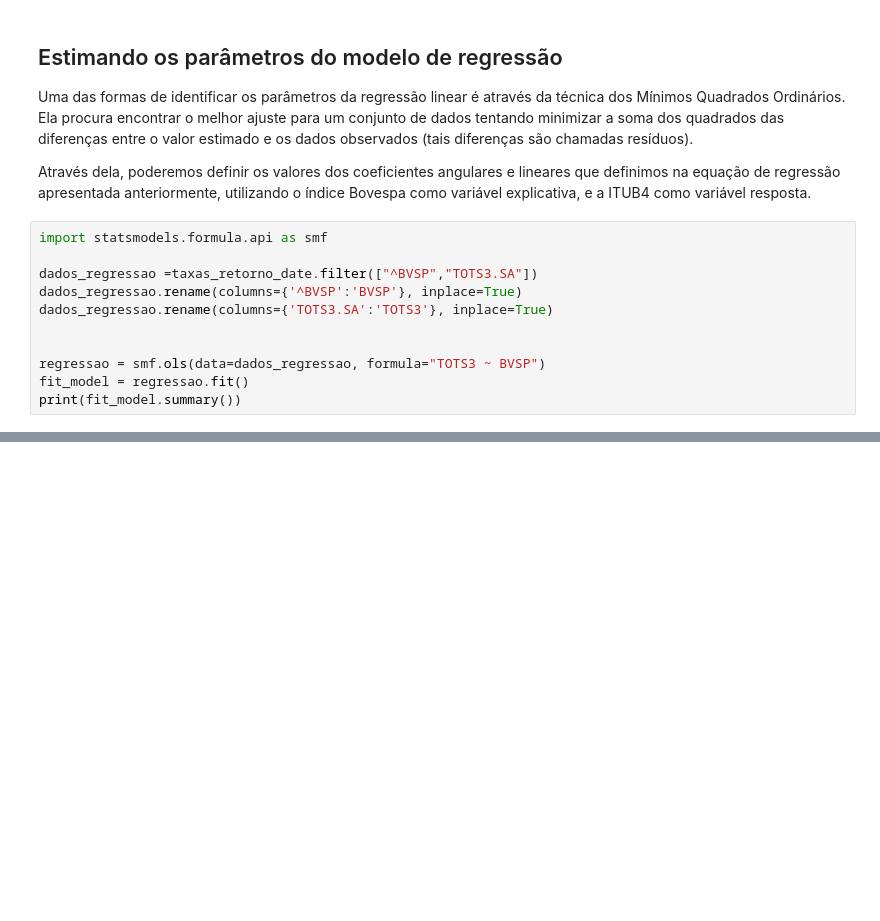
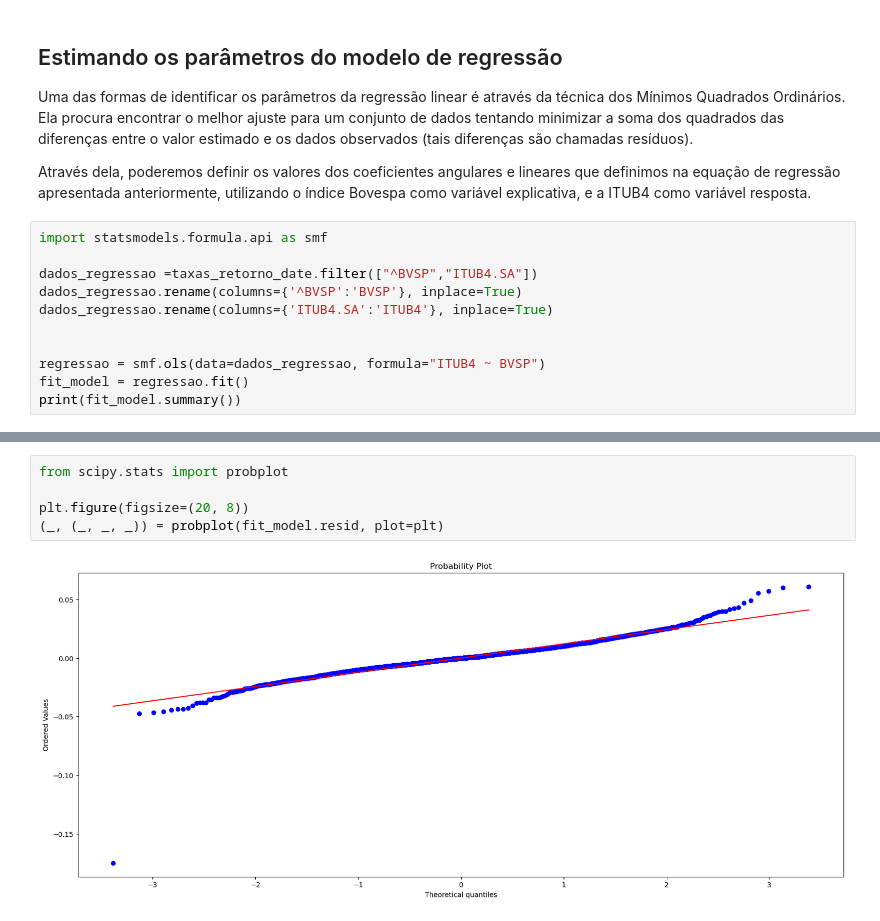
Before and after one commit to demetriusjube/ppca-aedi, a Jupyter notebook: trabalho-final/trabalho-final.ipynb, the cells around one changed output, grey strips where cells are left out. Saved outputs shown, nothing was run; the diff lists cells and outputs as text; blank space fills up the shorter version.

```diff
--- a/trabalho-final/trabalho-final.ipynb
+++ b/trabalho-final/trabalho-final.ipynb
@@ -1055,12 +1054,12 @@ Através dela, poderemos definir os valores dos coeficientes angulares e lineare
 # %%
 import statsmodels.formula.api as smf
 
-dados_regressao =taxas_retorno_date.filter(["^BVSP","TOTS3.SA"])
+dados_regressao =taxas_retorno_date.filter(["^BVSP","ITUB4.SA"])
 dados_regressao.rename(columns={'^BVSP':'BVSP'}, inplace=True)
-dados_regressao.rename(columns={'TOTS3.SA':'TOTS3'}, inplace=True)
+dados_regressao.rename(columns={'ITUB4.SA':'ITUB4'}, inplace=True)
 
 
-regressao = smf.ols(data=dados_regressao, formula="TOTS3 ~ BVSP")
+regressao = smf.ols(data=dados_regressao, formula="ITUB4 ~ BVSP")
 fit_model = regressao.fit()
 print(fit_model.summary())
 # %% [output]
@@ -1083,0 +1097,7 @@ Notes:
+# %%
+from scipy.stats import probplot
+
+plt.figure(figsize=(20, 8))
+(_, (_, _, _)) = probplot(fit_model.resid, plot=plt)
+# %% [output]
+[figure, added]
```
Also changed, not shown: parts of 48 cells of this notebook, 1 other file.
